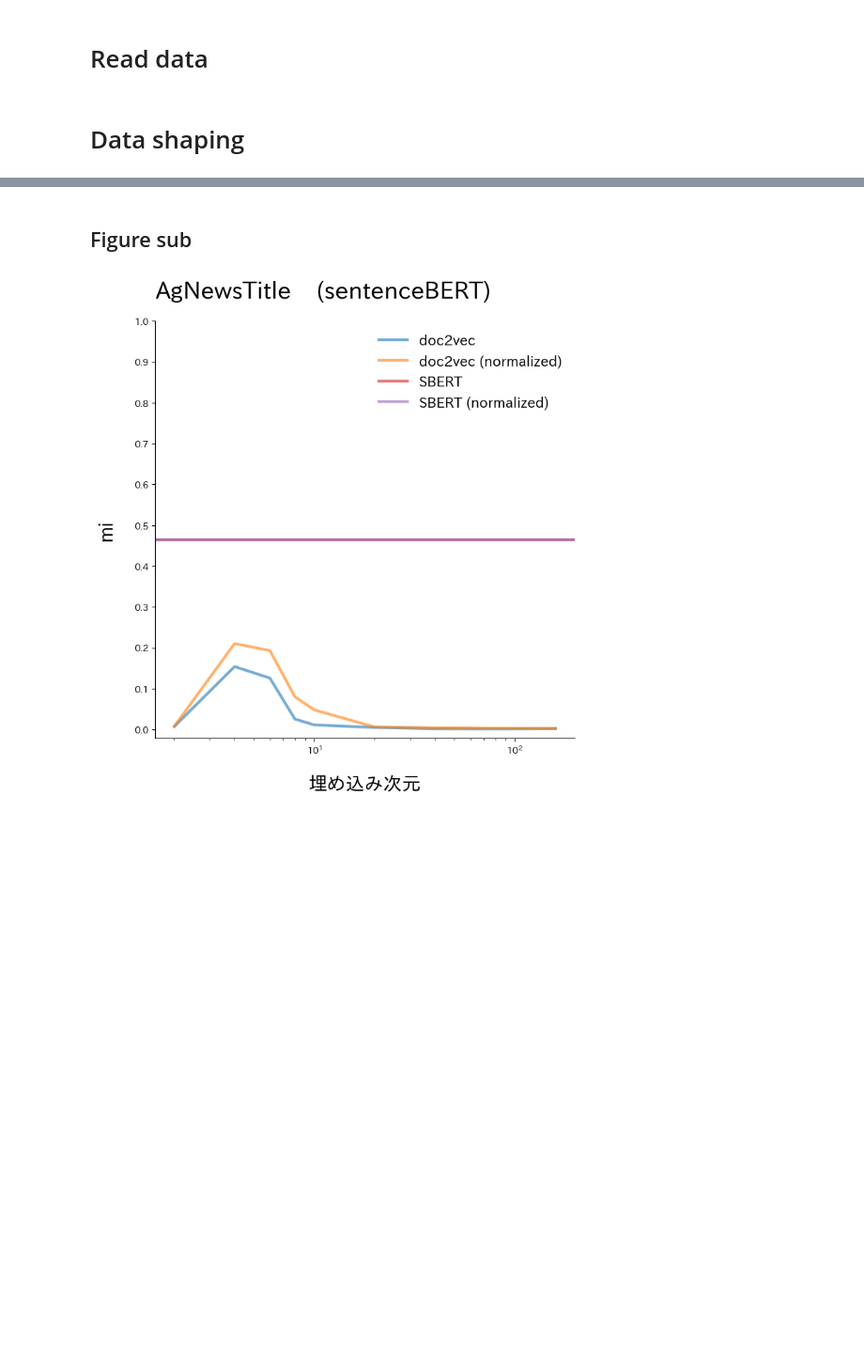
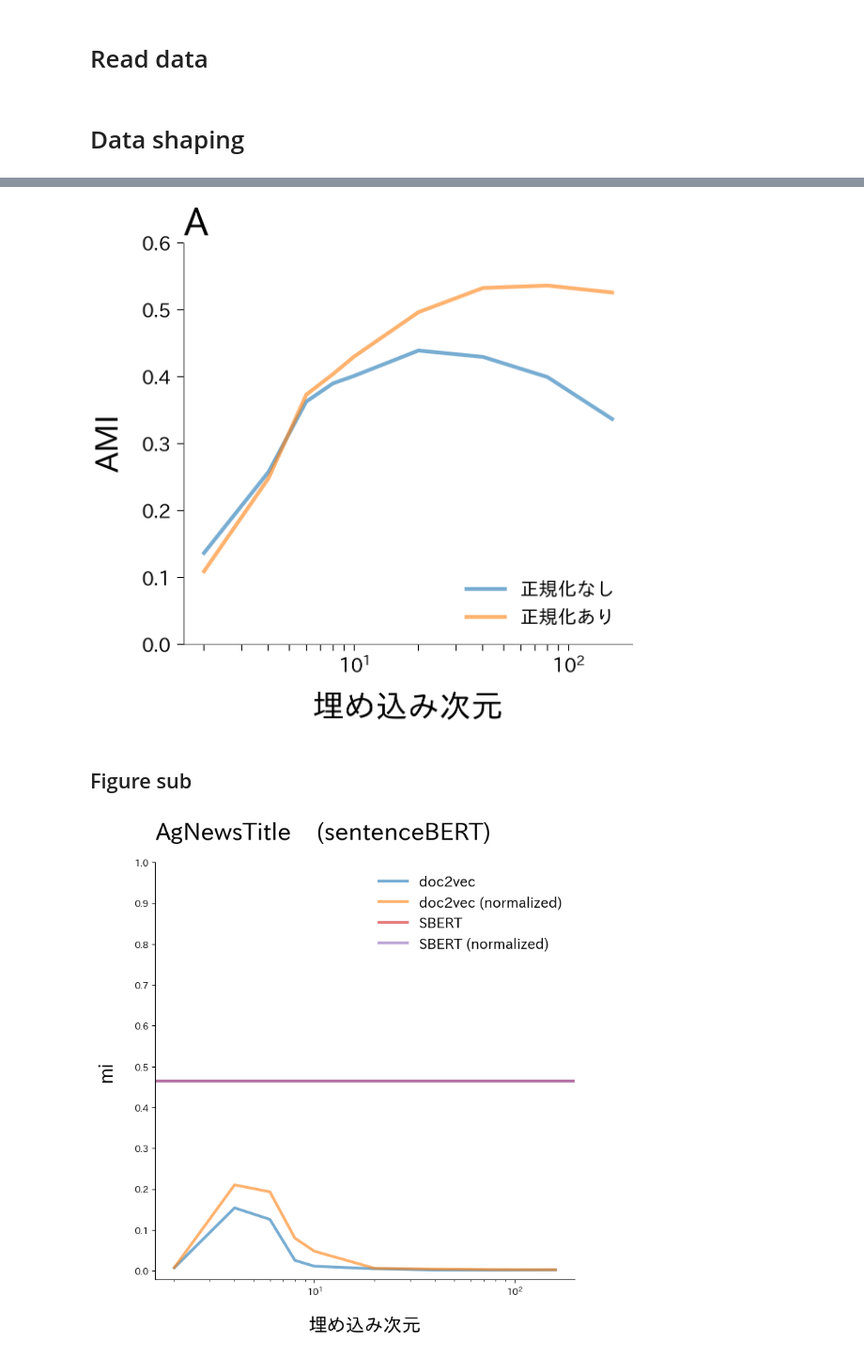
Before and after one commit to YuriNakayama/TextClassificationCode, a Jupyter notebook: Visualize/Stats/NormalizationFig.ipynb, the cells around one changed output, grey strips where cells are left out. Shown at 94% size. Saved outputs shown, nothing was run; the diff lists cells and outputs as text; code cells hidden in the pictures; blank space fills up the shorter version.

```diff
--- a/Visualize/Stats/NormalizationFig.ipynb
+++ b/Visualize/Stats/NormalizationFig.ipynb
@@ -224,3 +215,43 @@ fig.savefig(make_filepath(fig_path))
+# %%
+fig = plt.figure(figsize=(14, 12))
+ax = fig.add_subplot(111)
+fig.subplots_adjust(left=0.2, bottom=0.15)
+fig_path = f"../data/figure/{data_type}/NormalCentral{data_type}.pdf"
+ax.set_xscale("log")
+
+ax.spines["top"].set_visible(False)
+ax.spines["right"].set_visible(False)
+
+for column in data["doc2vec"]["mi"]["mean"].columns:
+    ax.plot(
+        data["doc2vec"]["mi"]["mean"].index.to_numpy(),
+        data["doc2vec"]["mi"]["mean"].loc[:, column].to_numpy(),
+        label=f"{line_labels[column]}",
+        alpha=0.6,
+        linewidth=6.0,
+    )
+
+# for i, normalization in enumerate(normalizations):
+#     ax.axhline(
+#         y=data["sentenceBERT"]["mi"]["mean"].loc[384, normalization],
+#         label=f"SBERT {line_labels[normalization]}",
+#         color=cycler["color"][i + 3],
+#         **layout["plot"]
+#     )
+ax.set_title("A", fontsize=60, loc="left")
+
+ax.tick_params(which="both", width=1.5, length=8, size=10, direction="out")
+ax.xaxis.set_tick_params(labelsize=30, pad=10)
+ax.yaxis.set_tick_params(labelsize=30, pad=10)
+
+ax.set_xlabel(xlabel, fontsize=50, labelpad=27, fontweight="black")
+ax.set_ylabel(ylabel, fontsize=50, labelpad=27, fontweight="black")
+ax.set_yticks(np.arange(0, 0.7, 0.1))
+ax.legend(fontsize=30, framealpha=0, loc="lower right")
+
+fig.savefig(make_filepath(fig_path))
+# %% [output]
+[figure, added]
 # %% [markdown]
 ## Figure sub
 # %%
```
Also changed, not shown: parts of 6 cells of this notebook, 29 other files.
